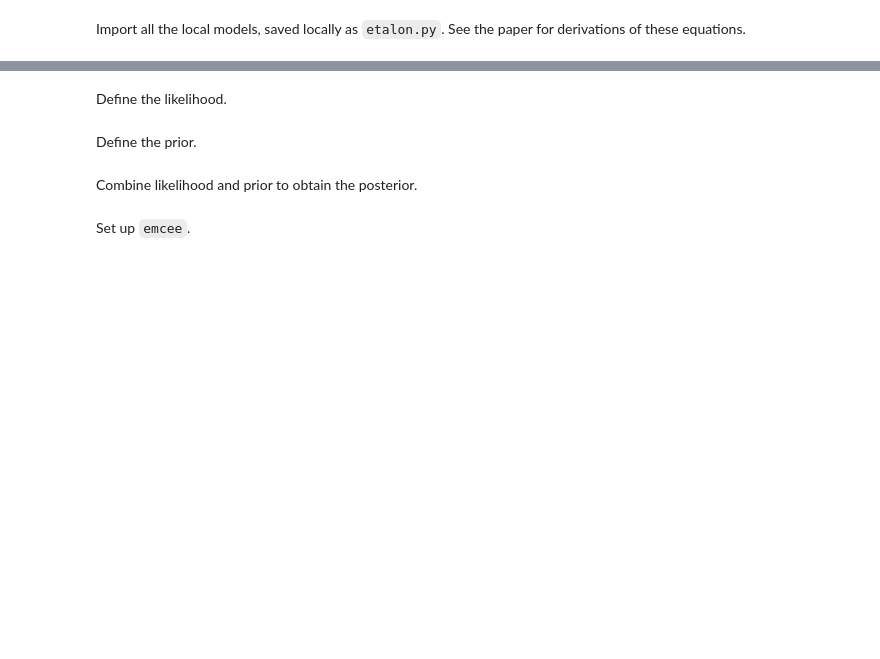
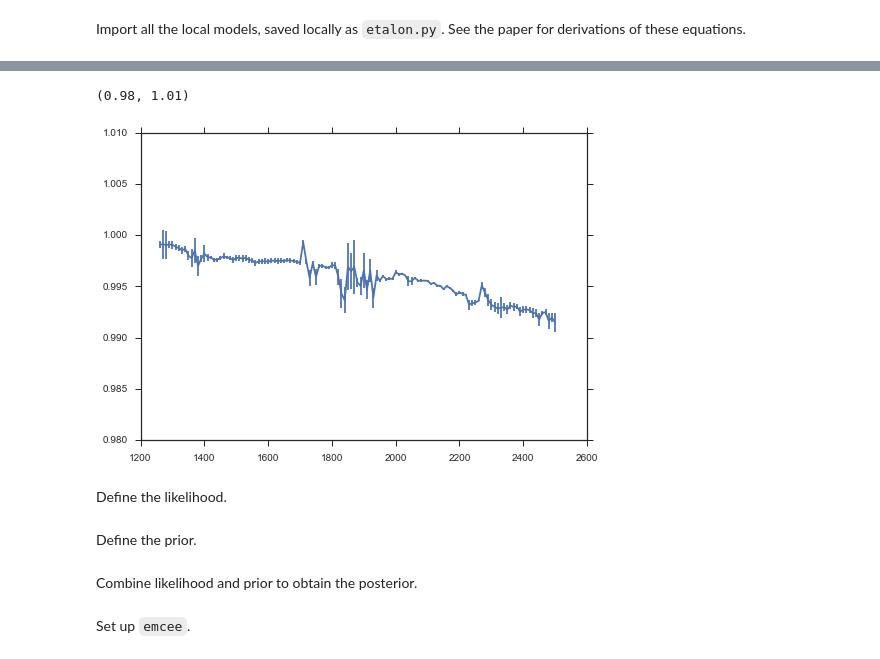
Before and after one commit to Echelle/AO_bonding_paper, a Jupyter notebook: notebooks/SiGaps_13_VG02_noGap.ipynb, the cells around one changed output, grey strips where cells are left out. Drawn from its saved outputs; the diff is of its cells as text; code cells hidden in the pictures; blank space fills up the shorter version.

```diff
--- a/notebooks/SiGaps_13_VG02_noGap.ipynb
+++ b/notebooks/SiGaps_13_VG02_noGap.ipynb
@@ -56,3 +82,9 @@ y = df.VG02_pos3/df.VG05_post
+# %%
+errorbar(x,y, yerr=er)
+plt.ylim(0.98, 1.01)
+# %% [output]
+(0.98, 1.01)
+[figure, added]
 # %% [markdown]
 Define the likelihood.
 # %%
```
Also changed, not shown: parts of 12 cells of this notebook.
